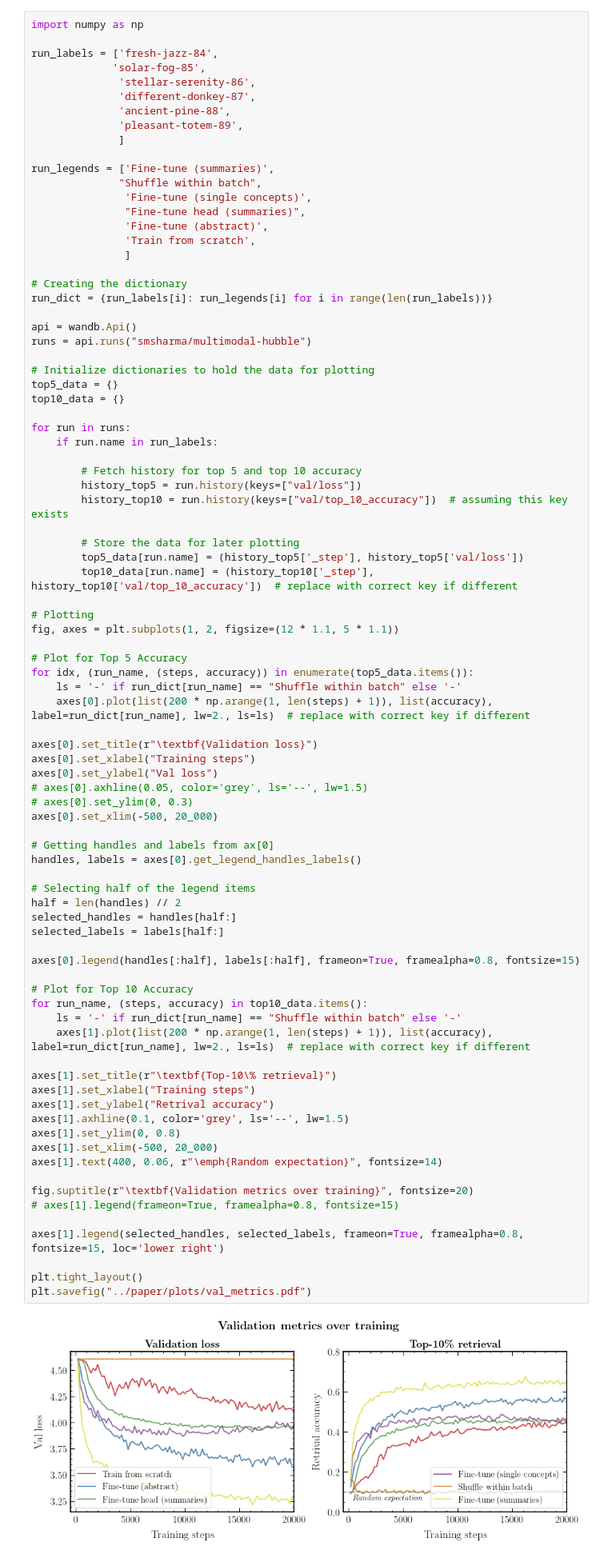
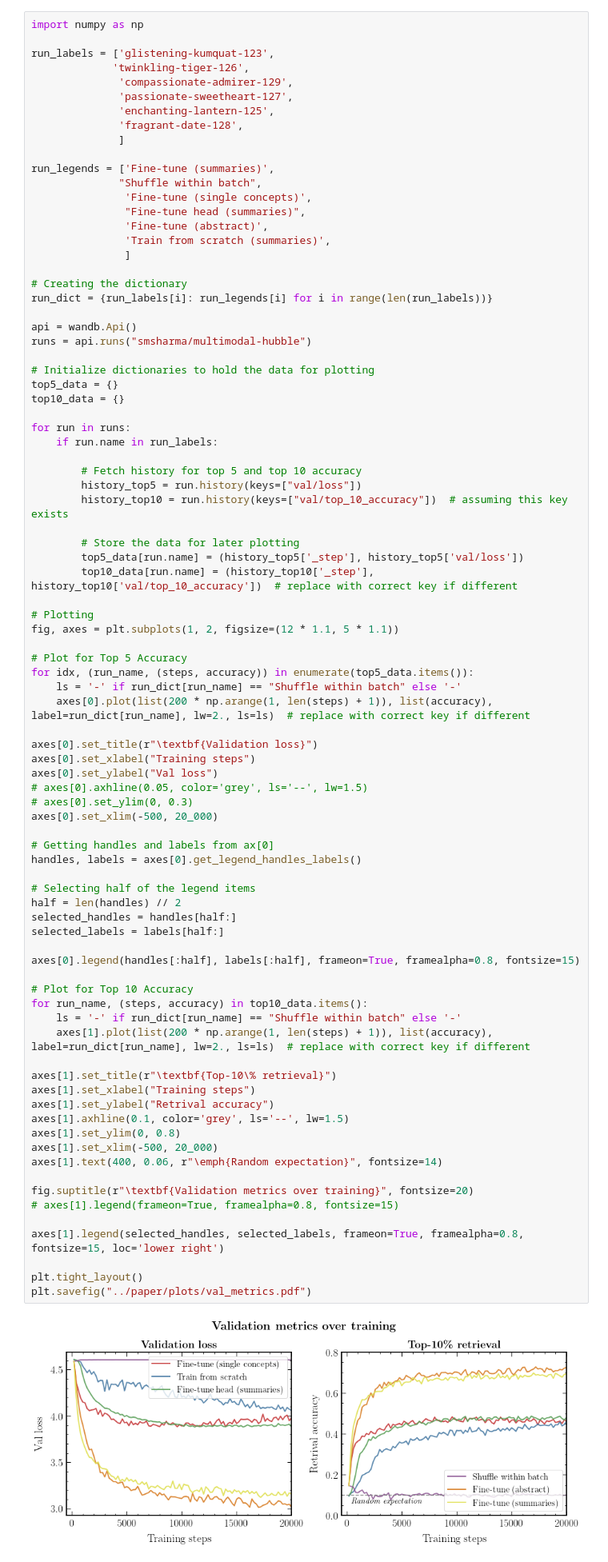
Before and after one commit to smsharma/PAPERCLIP-Hubble, a Jupyter notebook: notebooks/04_retrieval_acc.ipynb, the cells around one changed output. Shown at 80% size. Drawn from its saved outputs; the diff is of its cells as text.

```diff
--- a/notebooks/04_retrieval_acc.ipynb
+++ b/notebooks/04_retrieval_acc.ipynb
@@ -100,12 +100,12 @@ wandb: Currently logged in as: smsharma. Use `wandb login --relogin` to force re
 # %%
 import numpy as np
 
-run_labels = ['fresh-jazz-84',
-             'solar-fog-85',
-              'stellar-serenity-86',
-              'different-donkey-87',
-              'ancient-pine-88',
-              'pleasant-totem-89',
+run_labels = ['glistening-kumquat-123',
+             'twinkling-tiger-126',
+              'compassionate-admirer-129',
+              'passionate-sweetheart-127',
+              'enchanting-lantern-125',
+              'fragrant-date-128',
               ]
 
 run_legends = ['Fine-tune (summaries)',
@@ -113,7 +113,7 @@ run_legends = ['Fine-tune (summaries)',
                'Fine-tune (single concepts)',
                "Fine-tune head (summaries)",
                'Fine-tune (abstract)',
-               'Train from scratch',
+               'Train from scratch (summaries)',
                ]
 
 # Creating the dictionary
@@ -156,31 +156,31 @@ axes[0].set_xlim(-500, 20_000)
 handles, labels = axes[0].get_legend_handles_labels()
 
 # Selecting half of the legend items
 half = len(handles) // 2
 selected_handles = handles[half:]
 selected_labels = labels[half:]
 
 axes[0].legend(handles[:half], labels[:half], frameon=True, framealpha=0.8, fontsize=15)
 
 # Plot for Top 10 Accuracy
 for run_name, (steps, accuracy) in top10_data.items():
     ls = '-' if run_dict[run_name] == "Shuffle within batch" else '-'
     axes[1].plot(list(200 * np.arange(1, len(steps) + 1)), list(accuracy), label=run_dict[run_name], lw=2., ls=ls)  # replace with correct key if different
 
 axes[1].set_title(r"\textbf{Top-10\% retrieval}")
 axes[1].set_xlabel("Training steps")
 axes[1].set_ylabel("Retrival accuracy")
 axes[1].axhline(0.1, color='grey', ls='--', lw=1.5)
 axes[1].set_ylim(0, 0.8)
 axes[1].set_xlim(-500, 20_000)
 axes[1].text(400, 0.06, r"\emph{Random expectation}", fontsize=14)
 
 fig.suptitle(r"\textbf{Validation metrics over training}", fontsize=20)
 # axes[1].legend(frameon=True, framealpha=0.8, fontsize=15)
 
 axes[1].legend(selected_handles, selected_labels, frameon=True, framealpha=0.8, fontsize=15, loc='lower right')
 
 plt.tight_layout()
 plt.savefig("../paper/plots/val_metrics.pdf")
 # %% [output]
-[figure, old version]
+[figure, new version]
```
Also changed, not shown: 7 other files.
